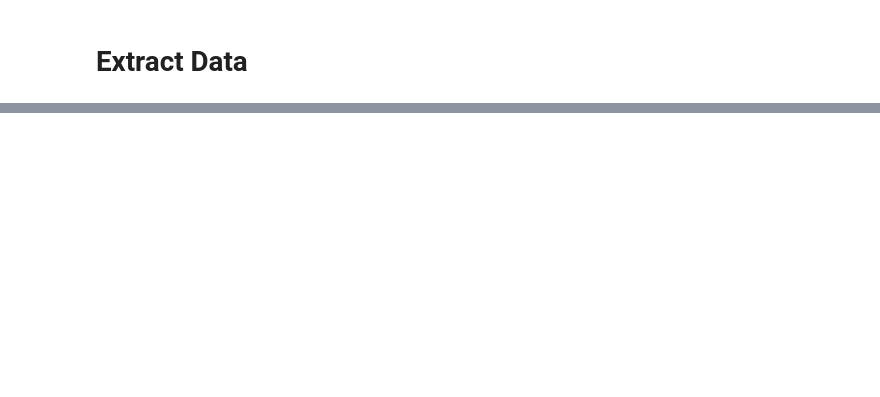
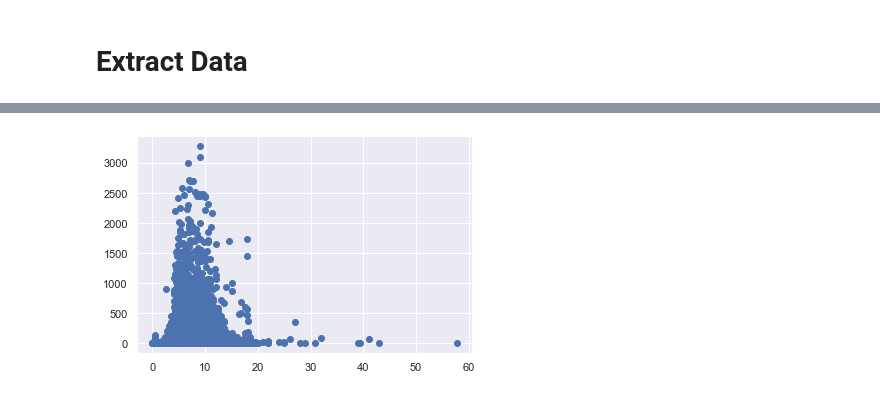
Before and after one commit to mactzu/PredictivePandas, a Jupyter notebook: DataExtract.ipynb, the cells around one changed output, grey strips where cells are left out. Saved outputs shown, nothing was run; the diff lists cells and outputs as text; code cells hidden in the pictures; blank space fills up the shorter version.

```diff
--- a/DataExtract.ipynb
+++ b/DataExtract.ipynb
@@ -92,0 +121,7 @@ beer_df.describe(include="all").T
+# %%
+# check abv values with scatterplot
+abv_check = beer_df.groupby(["beer_abv", "beer_name"]).size().reset_index(name="counts")
+plt.scatter(abv_check["beer_abv"], abv_check["counts"]);
+plt.show()
+# %% [output]
+[figure, added]
```
Also changed, not shown: parts of 19 cells of this notebook, 1 other file.
